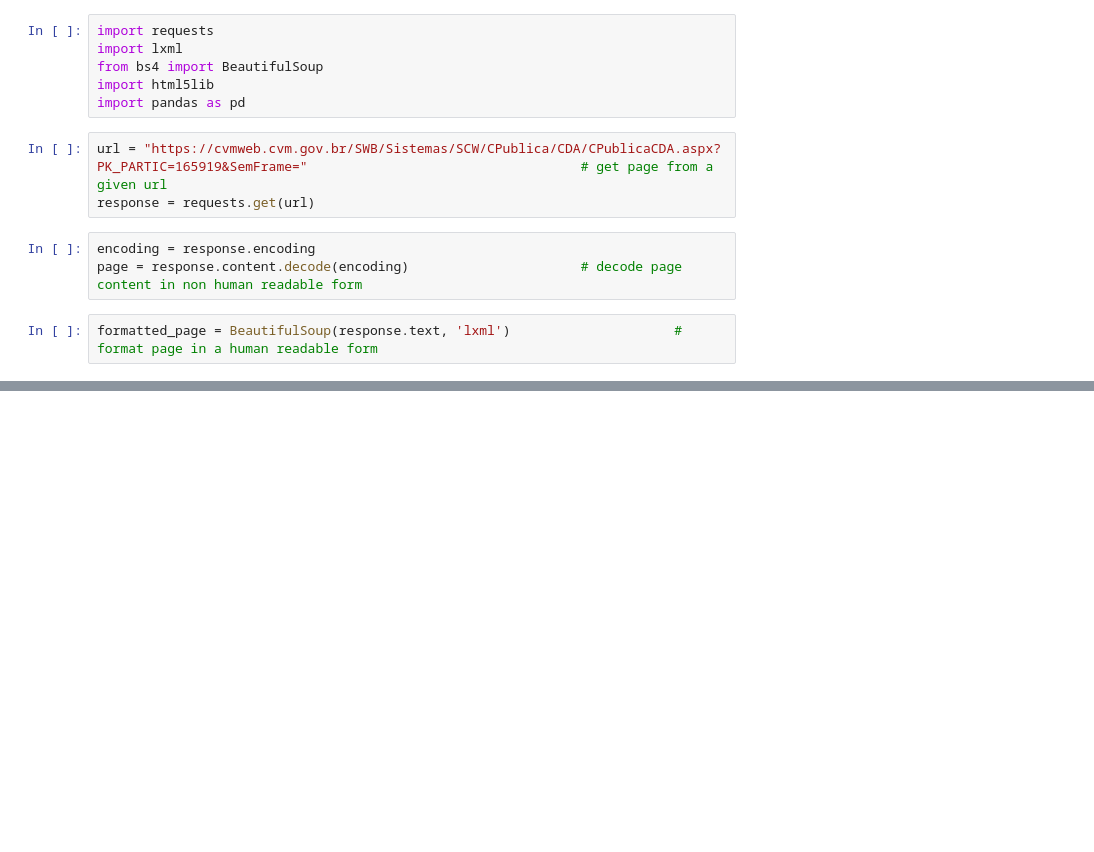
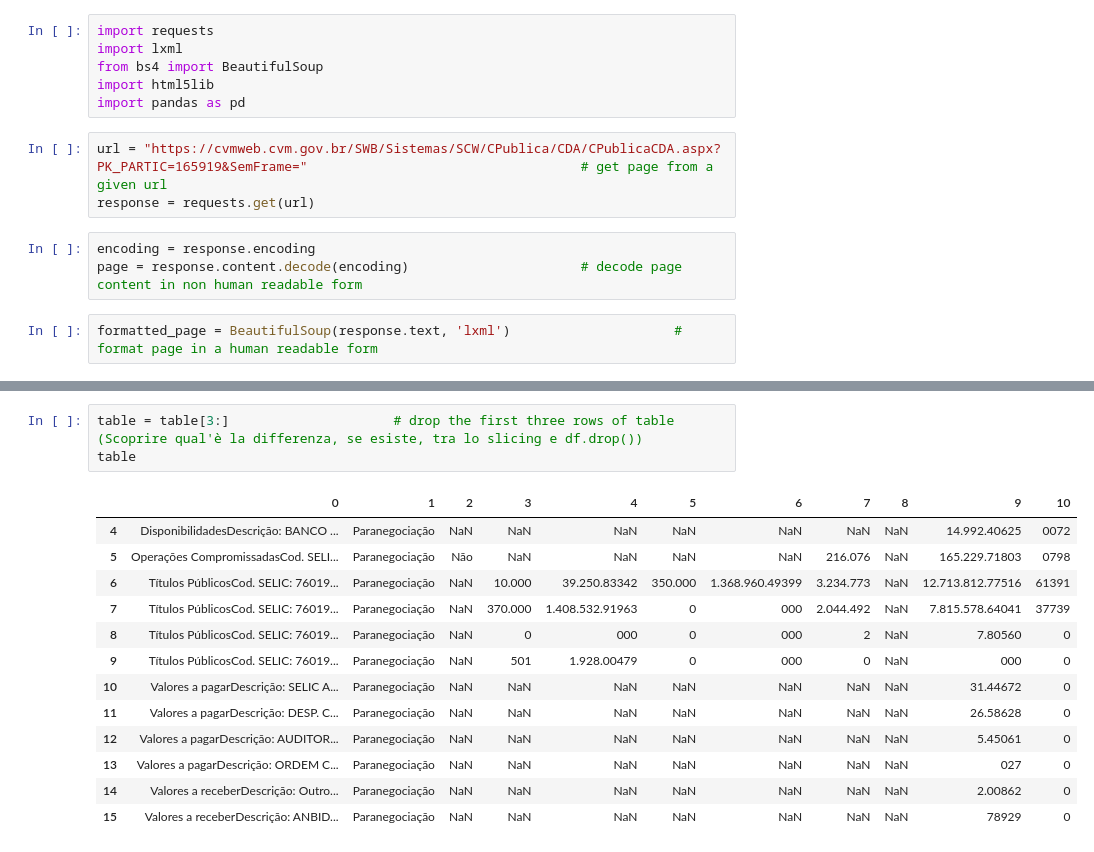
Before and after one commit to Francesco-Ghizzo/Data-Science, a Jupyter notebook: Python/Notebooks/WebScraping Fundos CVM/WebScraping_Fundos_CVM.ipynb, the cells around one changed output, grey strips where cells are left out. Saved outputs shown, nothing was run; the diff lists cells and outputs as text; blank space fills up the shorter version.

```diff
--- a/Python/Notebooks/WebScraping Fundos CVM/WebScraping_Fundos_CVM.ipynb
+++ b/Python/Notebooks/WebScraping Fundos CVM/WebScraping_Fundos_CVM.ipynb
@@ -56,0 +105,17 @@ table
+# %%
+table = table[3:]                     # drop the first three rows of table (Scoprire qual'è la differenza, se esiste, tra lo slicing e df.drop())
+table
+# %% [output]
+|  | 0 | 1 | 2 | 3 | 4 | 5 | 6 | 7 | 8 | 9 | 10 |
+| 4 | DisponibilidadesDescrição: BANCO ... | Paranegociação | NaN | NaN | NaN | NaN | NaN | NaN | NaN | 14.992.40625 | 0072 |
+| 5 | Operações CompromissadasCod. SELI... | Paranegociação | Não | NaN | NaN | NaN | NaN | 216.076 | NaN | 165.229.71803 | 0798 |
+| 6 | Títulos PúblicosCod. SELIC: 76019... | Paranegociação | NaN | 10.000 | 39.250.83342 | 350.000 | 1.368.960.49399 | 3.234.773 | NaN | 12.713.812.77516 | 61391 |
+| 7 | Títulos PúblicosCod. SELIC: 76019... | Paranegociação | NaN | 370.000 | 1.408.532.91963 | 0 | 000 | 2.044.492 | NaN | 7.815.578.64041 | 37739 |
+| 8 | Títulos PúblicosCod. SELIC: 76019... | Paranegociação | NaN | 0 | 000 | 0 | 000 | 2 | NaN | 7.80560 | 0 |
+| 9 | Títulos PúblicosCod. SELIC: 76019... | Paranegociação | NaN | 501 | 1.928.00479 | 0 | 000 | 0 | NaN | 000 | 0 |
+| 10 | Valores a pagarDescrição: SELIC A... | Paranegociação | NaN | NaN | NaN | NaN | NaN | NaN | NaN | 31.44672 | 0 |
+| 11 | Valores a pagarDescrição: DESP. C... | Paranegociação | NaN | NaN | NaN | NaN | NaN | NaN | NaN | 26.58628 | 0 |
+| 12 | Valores a pagarDescrição: AUDITOR... | Paranegociação | NaN | NaN | NaN | NaN | NaN | NaN | NaN | 5.45061 | 0 |
+| 13 | Valores a pagarDescrição: ORDEM C... | Paranegociação | NaN | NaN | NaN | NaN | NaN | NaN | NaN | 027 | 0 |
+| 14 | Valores a receberDescrição: Outro... | Paranegociação | NaN | NaN | NaN | NaN | NaN | NaN | NaN | 2.00862 | 0 |
+| 15 | Valores a receberDescrição: ANBID... | Paranegociação | NaN | NaN | NaN | NaN | NaN | NaN | NaN | 78929 | 0 |
```
Also changed, not shown: parts of 5 cells of this notebook.
